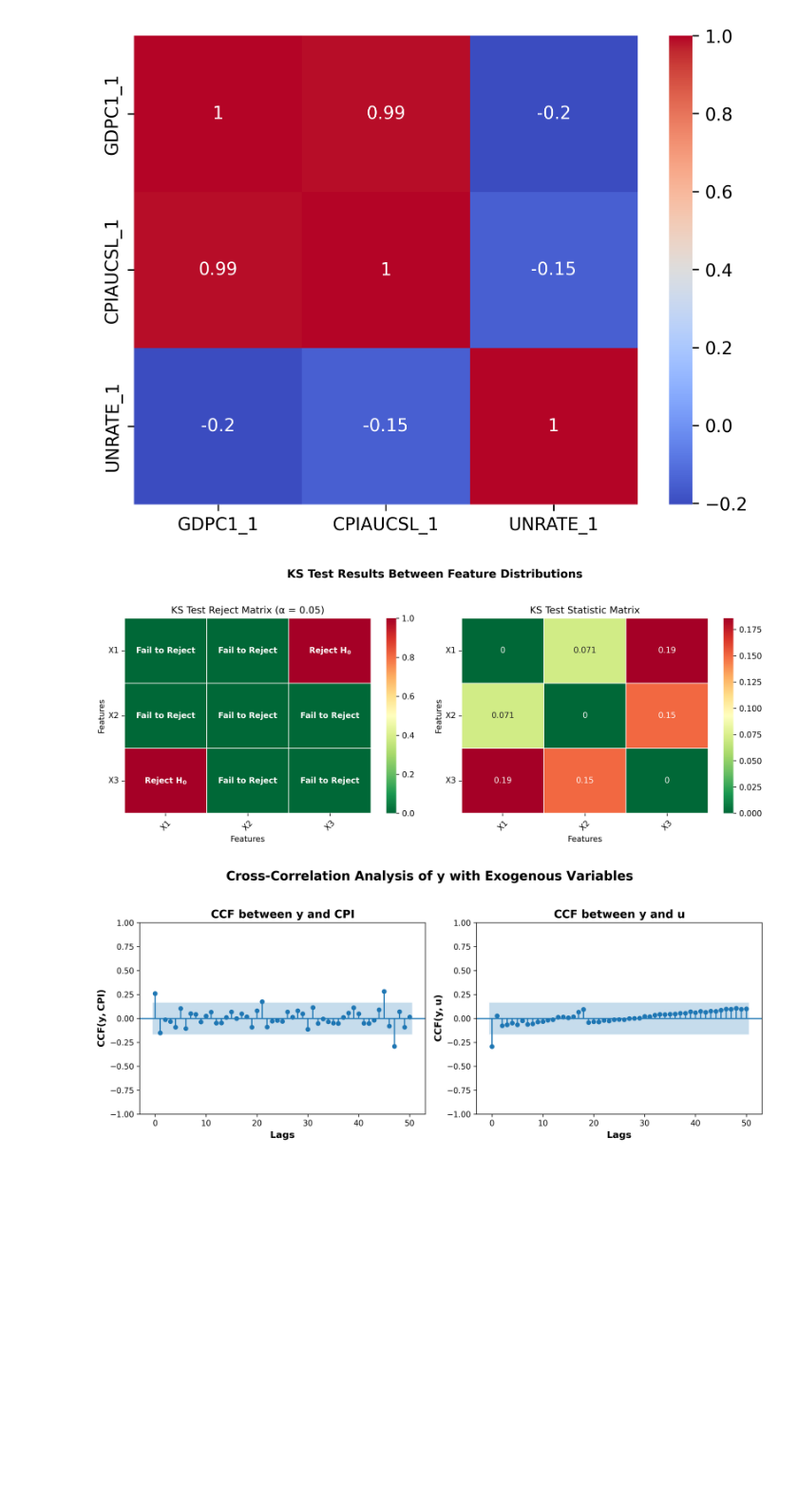
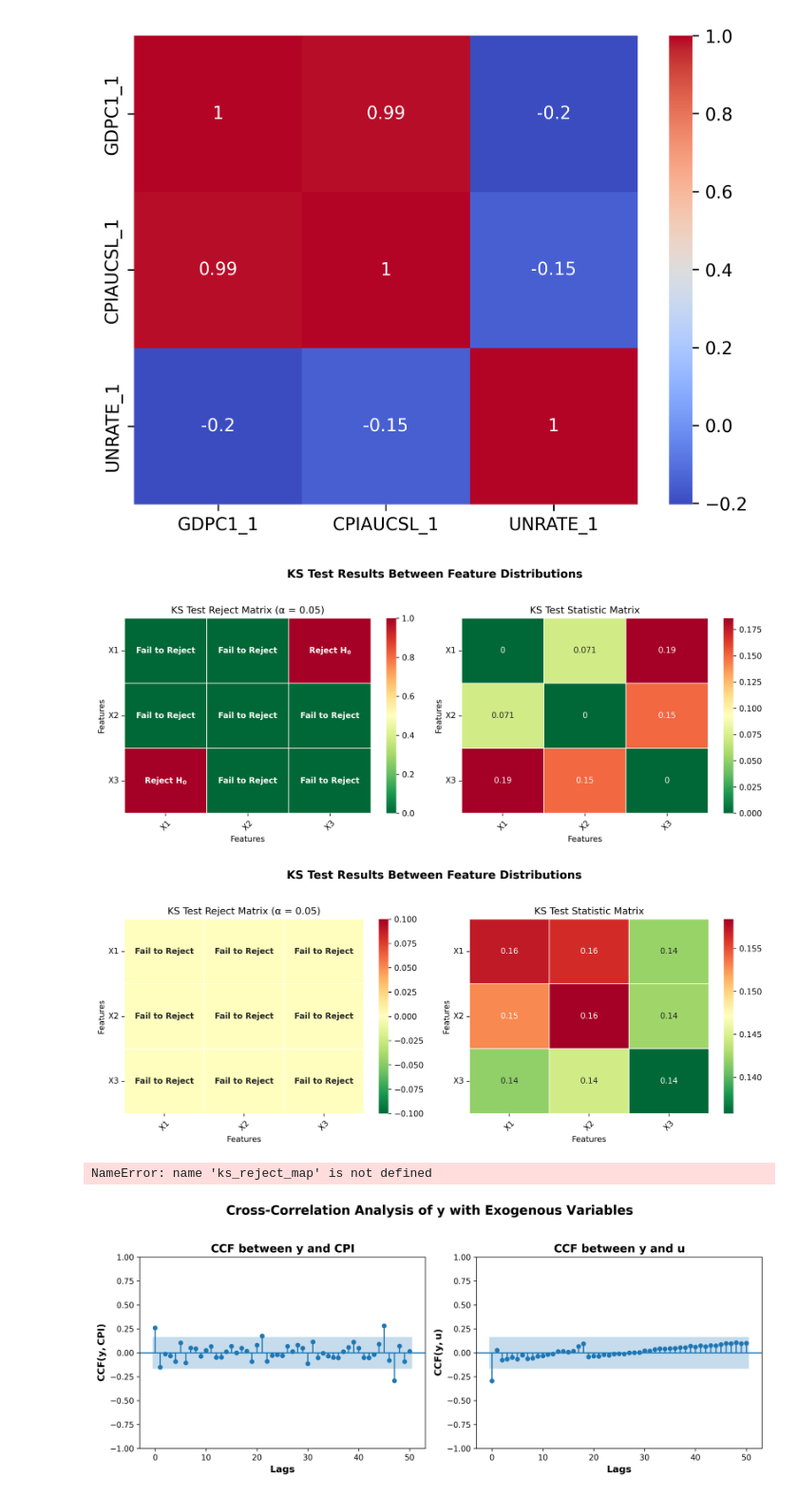
Before and after one commit to GongJr0/Econometrics2025-Project, a Jupyter notebook: main.ipynb, the cells around one changed output. Shown at 95% size. Cells and saved outputs as stored; diff of their text form; code cells hidden in the pictures; blank space fills up the shorter version.

```diff
--- a/main.ipynb
+++ b/main.ipynb
@@ -58,12 +58,15 @@ sns.heatmap(X.corr(), annot=True, cmap='coolwarm')
 # %%
 # House Price Data Prep
 # yn_map = {"yes": 1, "no": 0}
 y = target.values
 X = s.fit_transform(X.values)
 
 tests = KS2Sample(X, display_plot=True)
+bs_tests = BootstrapKS2Samp(X, display_plot=True)
 # %% [output]
 [figure]
+[figure, added]
+NameError: name 'ks_reject_map' is not defined
 # %%
 u_ar = AR1(X[:, 2], "n")
 u_resid = X[1:, 2] - u_ar * X[:-1, 2]
```
Also changed, not shown: parts of 1 cell of this notebook, 5 other files.
